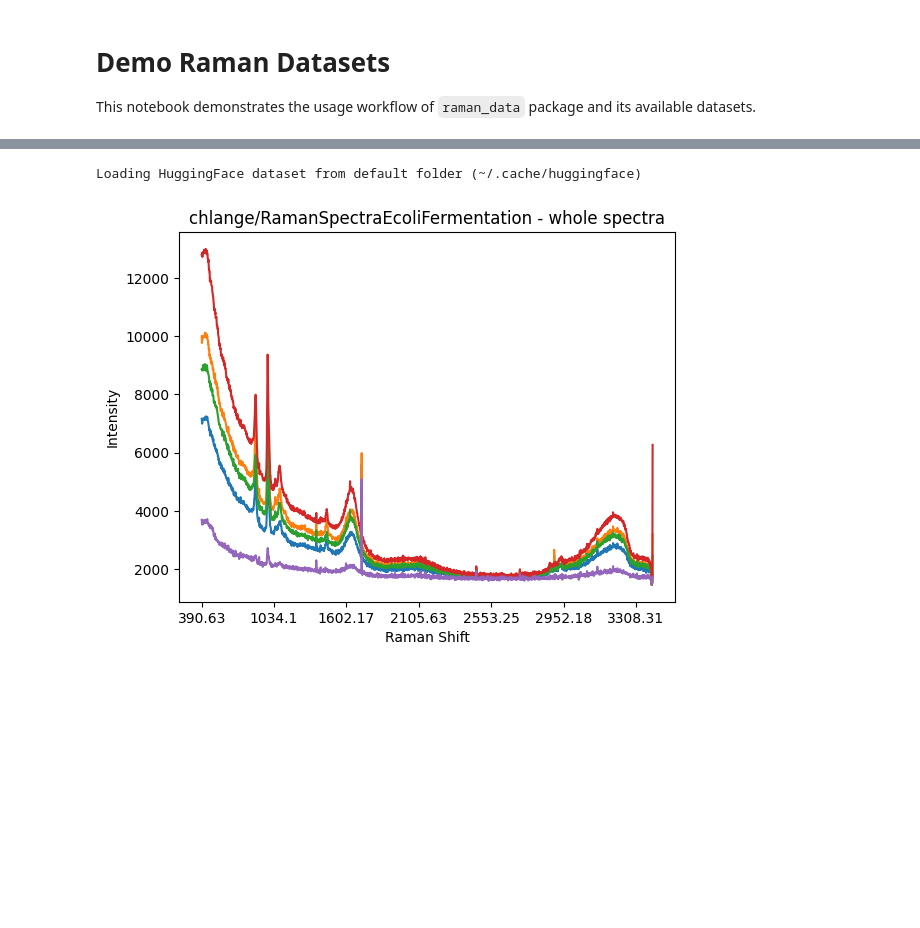
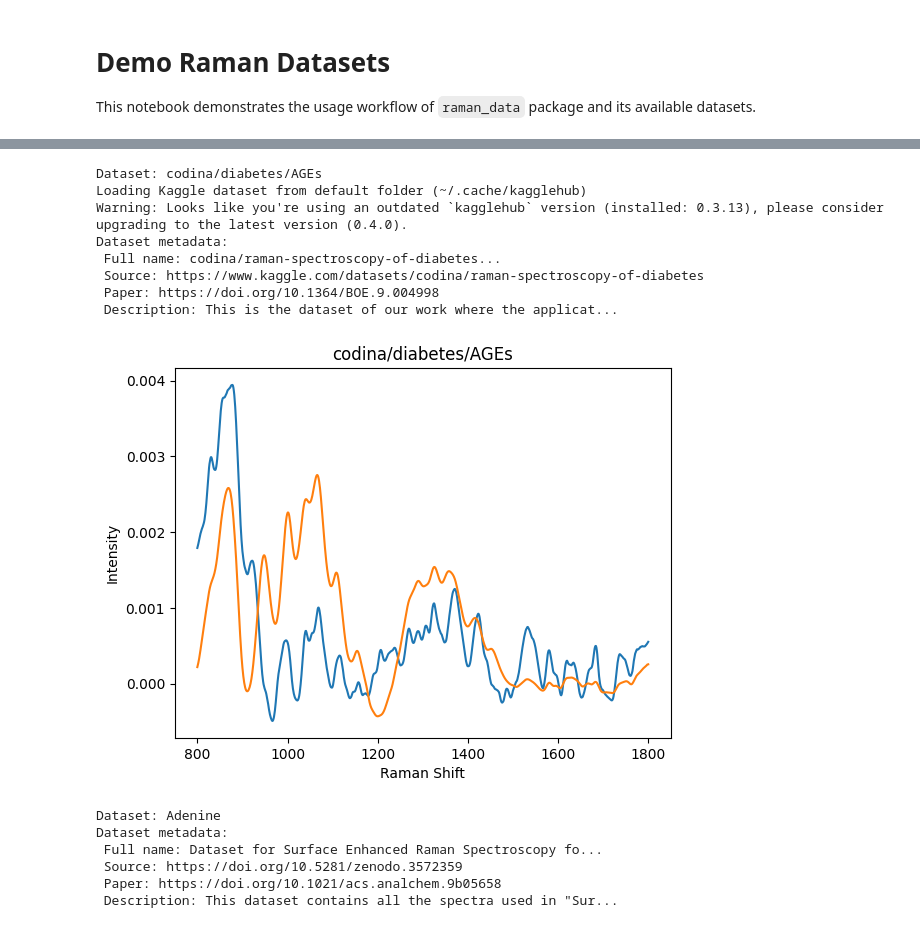
Before and after one commit to ml-lab-htw/raman_data, a Jupyter notebook: demo.ipynb, the cells around one changed output, grey strips where cells are left out. Saved outputs shown, nothing was run; the diff lists cells and outputs as text; code cells hidden in the pictures; blank space fills up the shorter version.

```diff
--- a/demo.ipynb
+++ b/demo.ipynb
@@ -109,21 +63,50 @@ Dataset metadata:
-# %%
-# Another example to look at the whole dataset
-chosen_dataset = "chlange/RamanSpectraEcoliFermentation"
-
-# Load the dataset
-dataset = raman_data(chosen_dataset)
-
-# Extract spectra and target labels
-spectra      = dataset.spectra       # intensity data
-raman_shifts = dataset.raman_shifts  # wavenumber values (x-axis)
-
-# Plot the dataset
-plt.plot(raman_shifts, spectra[:, :5])
-plt.xlabel('Raman Shift')
-plt.ylabel('Intensity')
-plt.title(f"{chosen_dataset} - whole spectra")
-plt.xticks([_ for _ in range(0, 2000, 300)])
-plt.show()
-# %% [output]
-Loading HuggingFace dataset from default folder (~/.cache/huggingface)
-[figure, removed]
+# %%
+# Step 2: Choose a dataset and analyse it
+from matplotlib import pyplot as plt
+
+chosen_datasets = ["codina/diabetes/AGEs", "Adenine"]
+
+# Iterate through each dataset and plot the first two spectra
+for dataset_name in chosen_datasets:
+    print(f"Dataset: {dataset_name}")
+
+    # Load the dataset
+    dataset = raman_data(dataset_name)
+
+    # Extract spectra and target labels
+    spectra      = dataset.spectra       # intensity data
+    raman_shifts = dataset.raman_shifts  # wavenumber values (x-axis)
+    targets       = dataset.targets
+    metadata     = dataset.metadata
+
+    # Check additional information
+    print(f"Dataset metadata:\n"
+          f" Full name: {metadata['full_name'][:50]}...\n"
+          f" Source: {metadata['source']}\n"
+          f" Paper: {metadata['paper']}\n"
+          f" Description: {metadata['description'][:50]}...")
+
+    # Plot the first two spectra
+    for i in range(2):
+        plt.plot(raman_shifts, spectra[:, i])
+
+    plt.xlabel('Raman Shift')
+    plt.ylabel('Intensity')
+    plt.title(f"{dataset_name}")
+    plt.show()
+# %% [output]
+Dataset: codina/diabetes/AGEs
+Loading Kaggle dataset from default folder (~/.cache/kagglehub)
+Warning: Looks like you're using an outdated `kagglehub` version (installed: 0.3.13), please consider upgrading to the latest version (0.4.0).
+Dataset metadata:
+ Full name: codina/raman-spectroscopy-of-diabetes...
+ Source: https://www.kaggle.com/datasets/codina/raman-spectroscopy-of-diabetes
+ Paper: https://doi.org/10.1364/BOE.9.004998
+ Description: This is the dataset of our work where the applicat...
+[figure, added]
+Dataset: Adenine
+Dataset metadata:
+ Full name: Dataset for Surface Enhanced Raman Spectroscopy fo...
+ Source: https://doi.org/10.5281/zenodo.3572359
+ Paper: https://doi.org/10.1021/acs.analchem.9b05658
+ Description: This dataset contains all the spectra used in "Sur...
```
Also changed, not shown: parts of 5 cells of this notebook, 12 other files.
